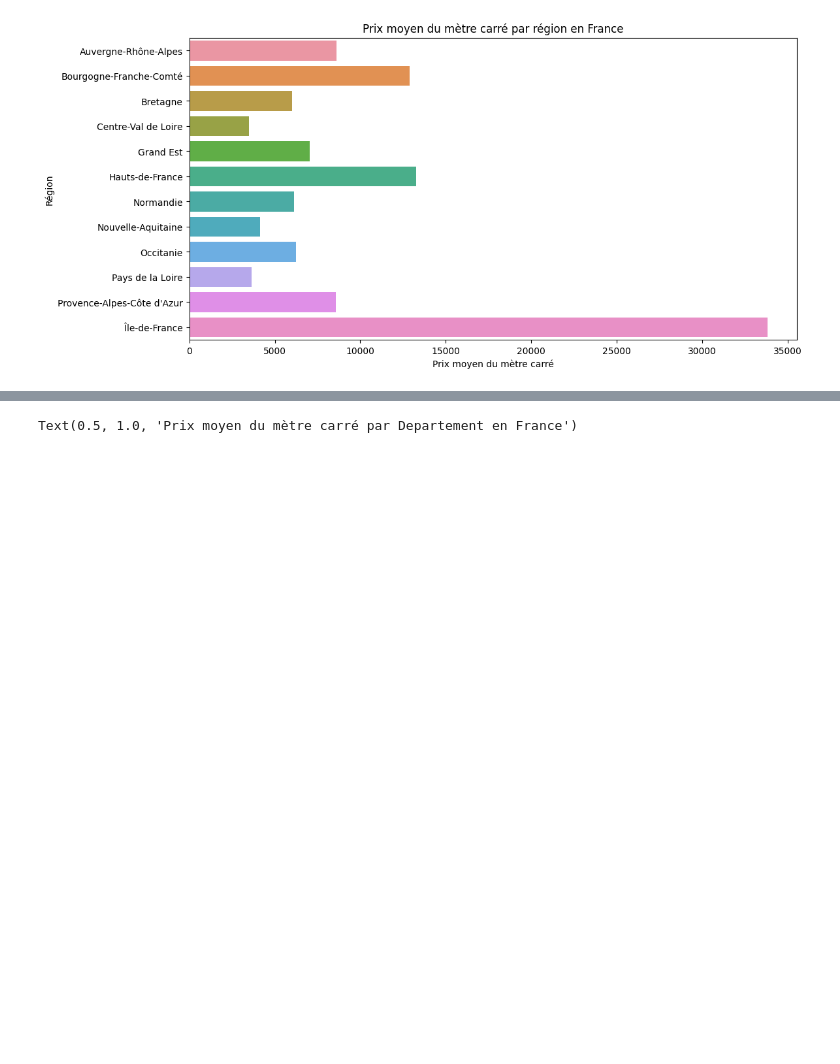
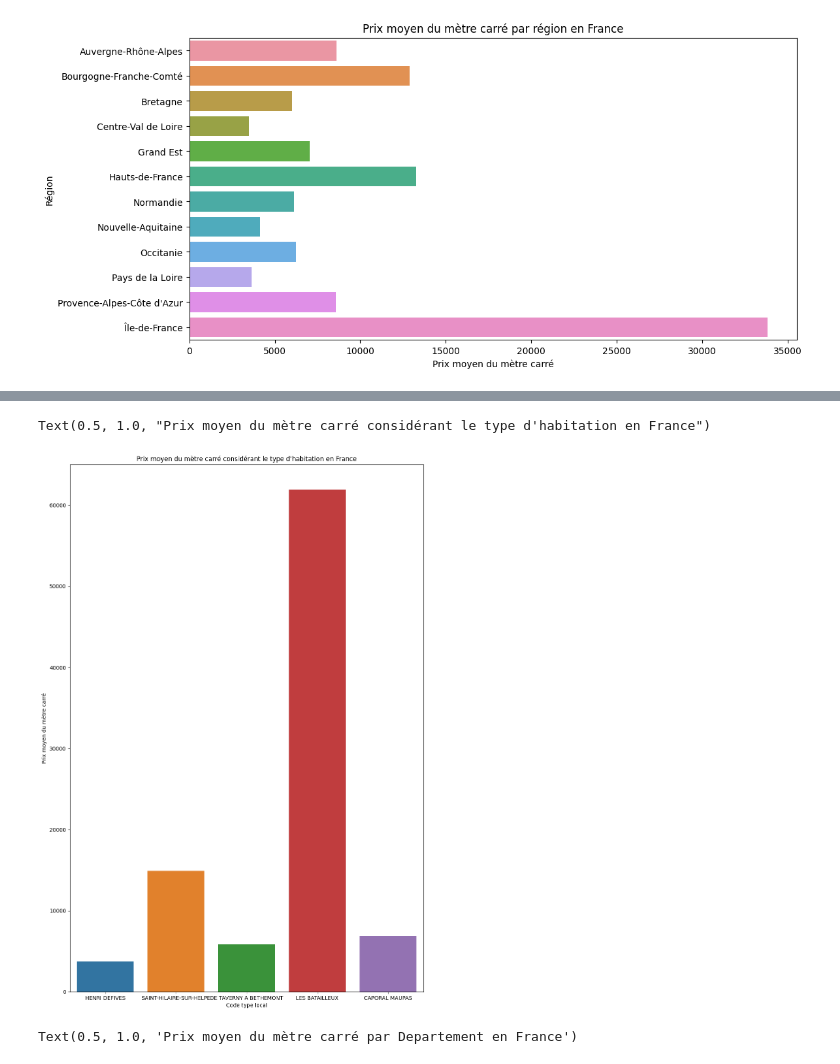
Before and after one commit to Siropteur/Mini_Project_DataScience, a Jupyter notebook: Main.ipynb, the cells around one changed output, grey strips where cells are left out. Drawn from its saved outputs; the diff is of its cells as text; code cells hidden in the pictures; blank space fills up the shorter version.

Commit message:
repare Code type locam

```diff
--- a/Main.ipynb
+++ b/Main.ipynb
@@ -649,3 +646,16 @@ Text(0.5, 1.0, 'Prix moyen du mètre carré par région en France')
+# %%
+price_type_local = df.groupby('Code type local')['Prix par metre carre'].mean().reset_index()
+price_type_local['Code type local'] = price_type_local['Code type local'].apply(replace_by_keys)
+
+plt.figure(figsize=(12, 18))
+sns.barplot(x='Code type local', y='Prix par metre carre', data=price_type_local)
+
+plt.ylabel('Prix moyen du mètre carré')
+plt.xlabel('Code type local')
+plt.title('Prix moyen du mètre carré considérant le type d\'habitation en France')
+# %% [output]
+Text(0.5, 1.0, "Prix moyen du mètre carré considérant le type d'habitation en France")
+[figure, added]
 # %%
 df['Code postal'] = df['Code postal'].astype(str)
 df['Departement'] = df['Code postal'].str[:2].map(DEPARTMENTS)
```
Also changed, not shown: parts of 22 cells of this notebook.
